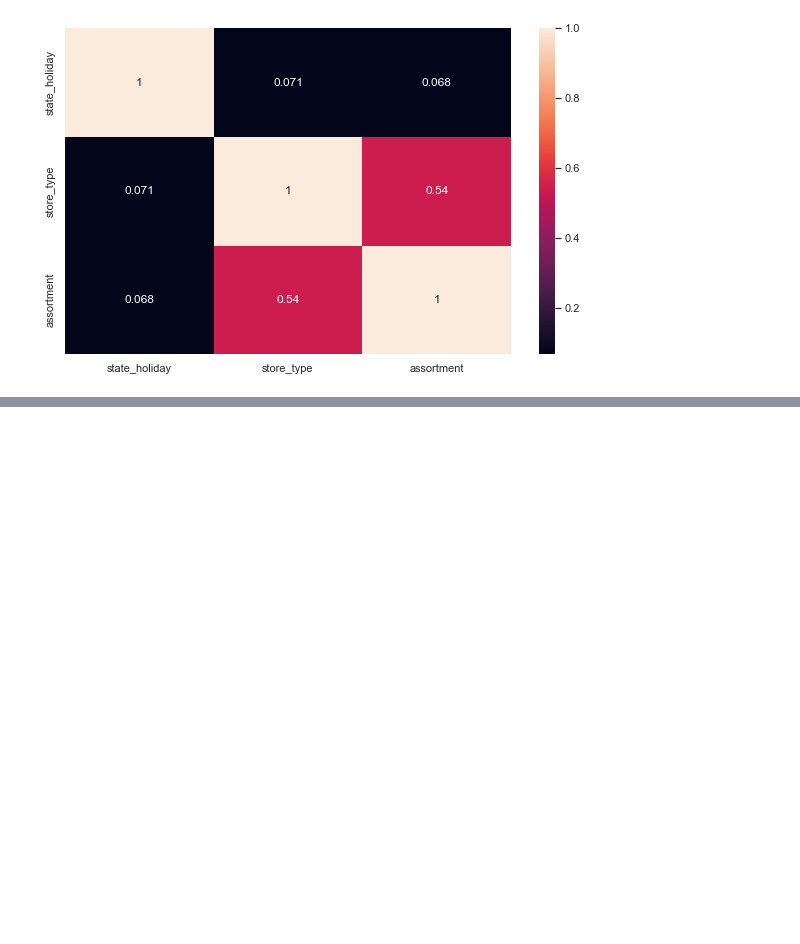
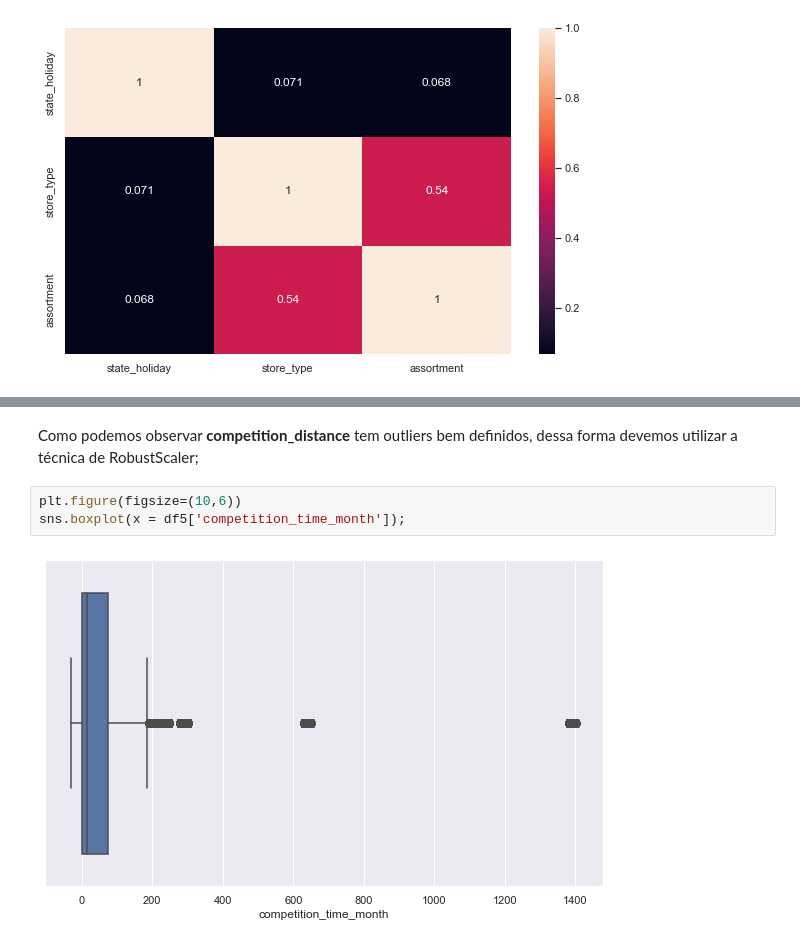
Before and after one commit to NaylsonS/rossman-store-sales, a Jupyter notebook: m02_v01_store_sales_prediction.ipynb, the cells around one changed output, grey strips where cells are left out. Saved outputs shown, nothing was run; the diff lists cells and outputs as text; blank space fills up the shorter version.

```diff
--- a/m02_v01_store_sales_prediction.ipynb
+++ b/m02_v01_store_sales_prediction.ipynb
@@ -752,0 +778,7 @@ sns.heatmap( d, annot=True )
+# %% [markdown]
+Como podemos observar **competition_distance** tem outliers bem definidos, dessa forma devemos utilizar a técnica de RobustScaler;
+# %%
+plt.figure(figsize=(10,6))
+sns.boxplot(x = df5['competition_time_month']);
+# %% [output]
+[figure, added]
```
Also changed, not shown: parts of 24 cells of this notebook.
